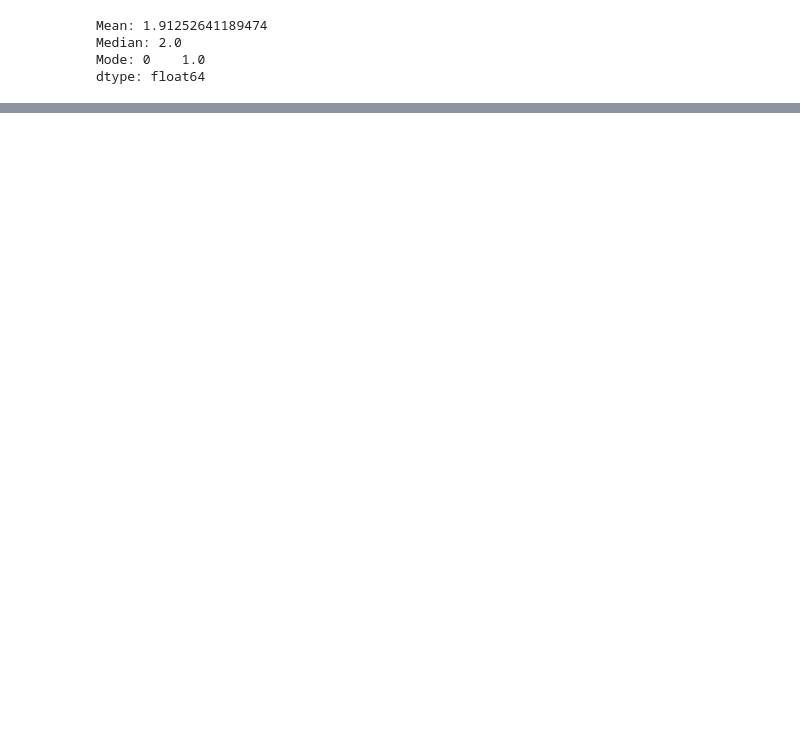
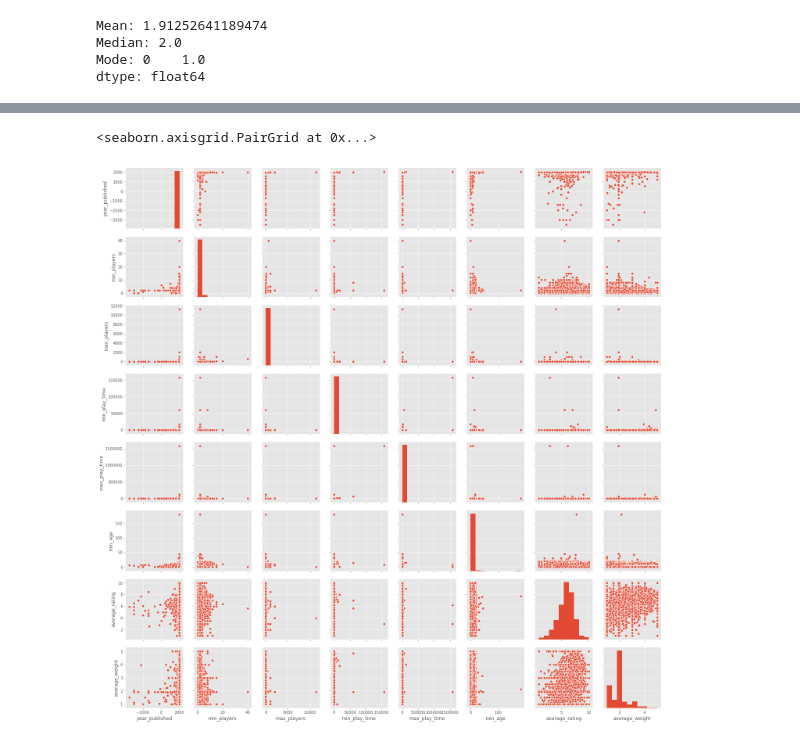
Before and after one commit to Atksmith88/board-game-statistics, a Jupyter notebook: eda_feature_engineering.ipynb, the cells around one changed output, grey strips where cells are left out. Saved outputs shown, nothing was run; the diff lists cells and outputs as text; code cells hidden in the pictures; blank space fills up the shorter version.

```diff
--- a/eda_feature_engineering.ipynb
+++ b/eda_feature_engineering.ipynb
@@ -51,8 +52,3 @@ def category_combine(df, columns=None, final_column=None):
             df.drop(columns=col, inplace=True)
 # %%
 category_combine(data, columns=war_cats, final_column='category_wargame')
-# %%
-#Upon further inspection of the dataset and BoardGameGeek, it looks like playing_time
-#is always equal to max_play_time, so I will drop playing_time. I'm also dropping total_weights,
-#and will fill the blank average weights with the best option of mean, median, or mode.
-data.drop(columns=['playing_time', 'total_weights'], inplace=True)
@@ -59,3 +58,5 @@ data.drop(columns=['playing_time', 'total_weights'], inplace=True)
+# %%
+data.drop(columns=['playing_time', 'users_rated', 'total_owners', 'total_weights'], inplace=True)
 # %%
 data.average_weight.replace(0, np.nan, inplace=True)
 print('Mean:', data.average_weight.mean())
@@ -70,0 +94,8 @@ data.average_weight.fillna(data.average_weight.mean(), inplace=True)
+# %%
+base_features = data[['year_published', 'min_players',  'max_players',
+                      'min_play_time', 'max_play_time', 'min_age',
+                      'average_rating', 'average_weight']]
+sns.pairplot(base_features)
+# %% [output]
+<seaborn.axisgrid.PairGrid at 0x...>
+[figure, added]
```
Also changed, not shown: parts of 6 cells of this notebook.
